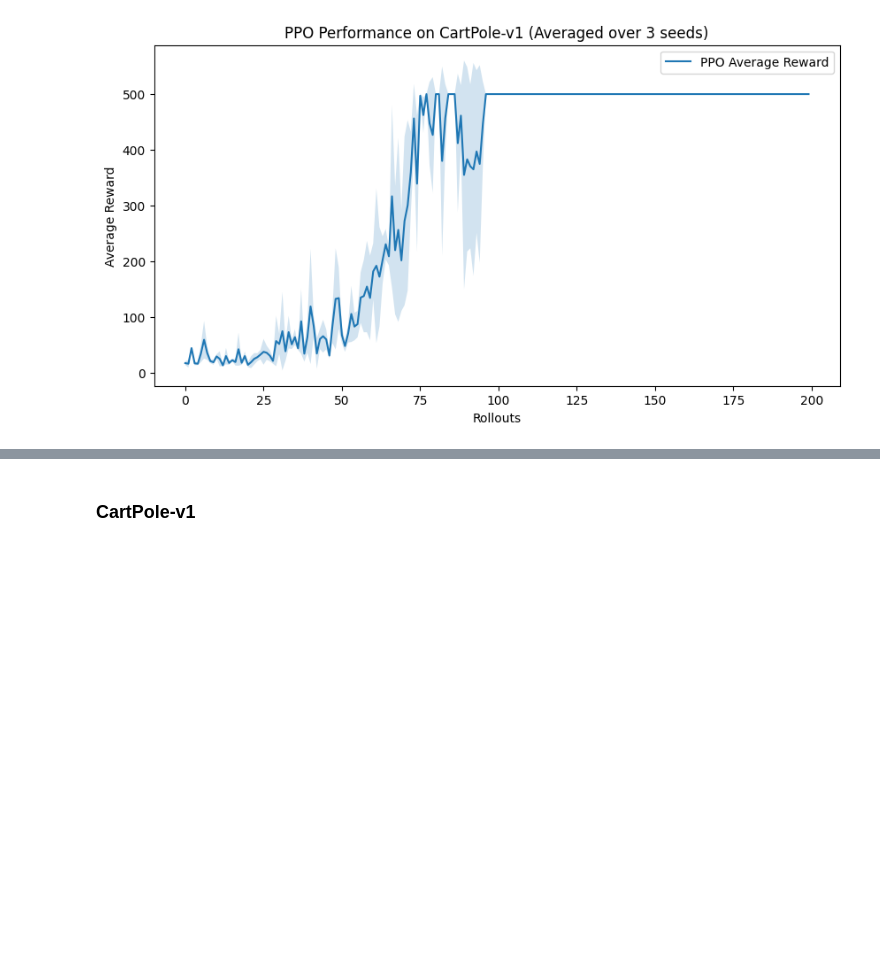
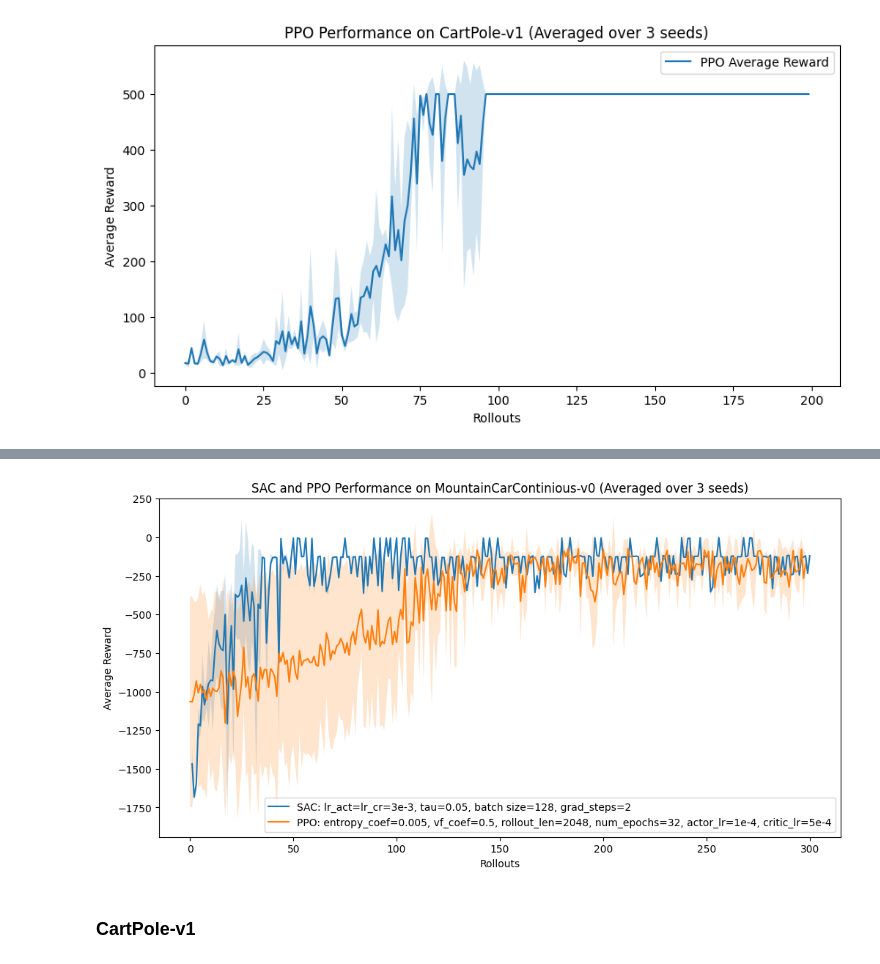
Before and after one commit to mischamez48/PRL_PPO-SAC_ImplPRL_PPO-SAC_Implementationementation, a Jupyter notebook: ppo.ipynb, the cells around one changed output, grey strips where cells are left out. Cells and saved outputs as stored; diff of their text form; code cells hidden in the pictures; blank space fills up the shorter version.

```diff
--- a/ppo.ipynb
+++ b/ppo.ipynb
@@ -73,3 +105,49 @@ plt.show()
+# %%
+import pandas as pd
+import matplotlib.pyplot as plt
+
+# Load the CSV files
+sac_data = pd.read_csv('SAC_datas\Report datas\Pendulum\sac_pendulum_good.csv')
+ppo_data = pd.read_csv('PPO\GRAPHE\PendulumV1\mean_std_scores_pendulum.csv')
+
+# Ensuring data is clean by converting all necessary columns to numeric types and handling non-numeric entries
+sac_data['Rollouts'] = pd.to_numeric(sac_data['Rollouts'], errors='coerce')
+sac_data['Average Reward'] = pd.to_numeric(sac_data['Average Reward'], errors='coerce')
+sac_data['Standard Deviation'] = pd.to_numeric(sac_data['Standard Deviation'], errors='coerce')
+
+ppo_data['Rollouts'] = pd.to_numeric(ppo_data['Rollouts'], errors='coerce')
+ppo_data['Average Reward'] = pd.to_numeric(ppo_data['Average Reward'], errors='coerce')
+ppo_data['Standard Deviation'] = pd.to_numeric(ppo_data['Standard Deviation'], errors='coerce')
+
+# Drop any rows with NaN values that may have resulted from coercion
+sac_data.dropna(inplace=True)
+ppo_data.dropna(inplace=True)
+
+# Extracting the clean data
+sac_rollouts = sac_data['Rollouts']
+sac_average_rewards = sac_data['Average Reward']
+sac_std_dev = sac_data['Standard Deviation']
+
+ppo_rollouts = ppo_data['Rollouts']
+ppo_average_rewards = ppo_data['Average Reward']
+ppo_std_dev = ppo_data['Standard Deviation']
+
+# Plotting the data
+plt.figure(figsize=(12, 6))
+
+plt.plot(sac_rollouts, sac_average_rewards, label='SAC: lr_act=lr_cr=3e-3, tau=0.05, batch size=128, grad_steps=2')
+plt.fill_between(sac_rollouts, sac_average_rewards - sac_std_dev, sac_average_rewards + sac_std_dev, alpha=0.2)
+
+plt.plot(ppo_rollouts, ppo_average_rewards, label='PPO: entropy_coef=0.005, vf_coef=0.5, rollout_len=2048, num_epochs=32, actor_lr=1e-4, critic_lr=5e-4',)
+plt.fill_between(ppo_rollouts, ppo_average_rewards - ppo_std_dev, ppo_average_rewards + ppo_std_dev, alpha=0.2)
+
+plt.xlabel('Rollouts')
+plt.ylabel('Average Reward')
+plt.title('SAC and PPO Performance on MountainCarContinious-v0 (Averaged over 3 seeds)')
+plt.legend(loc='lower right')
+plt.show()
+# %% [output]
+[figure, added]
 # %% [markdown]
 ### CartPole-v1
 # %%
```
Also changed, not shown: parts of 3 cells of this notebook, 16 other files.
